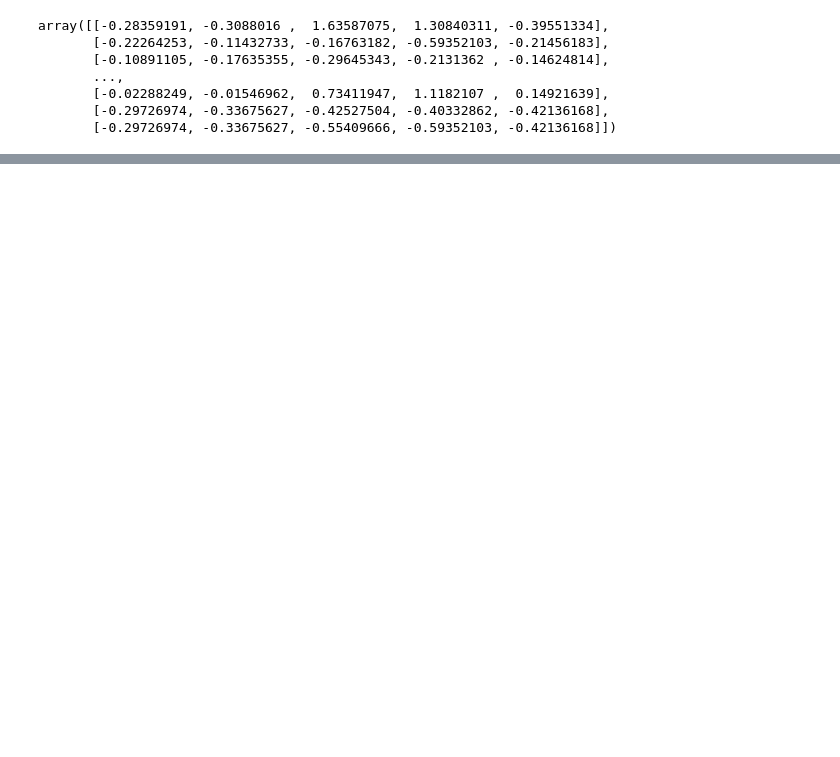
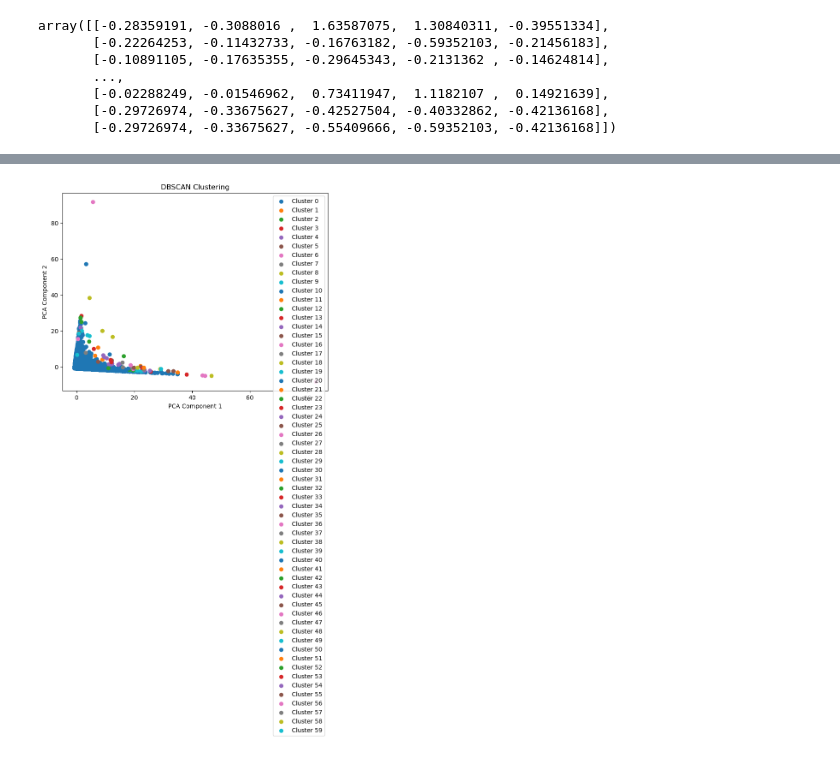
Before and after one commit to do3-173/ADM_HW4, a Jupyter notebook: bonus_question.ipynb, the cells around one changed output, grey strips where cells are left out. Cells and saved outputs as stored; diff of their text form; code cells hidden in the pictures; blank space fills up the shorter version.

```diff
--- a/bonus_question.ipynb
+++ b/bonus_question.ipynb
@@ -175,0 +233,4 @@ plt.show()
+# %%
+plot_clusters()
+# %% [output]
+[figure, added]
```
Also changed, not shown: parts of 20 cells of this notebook.
